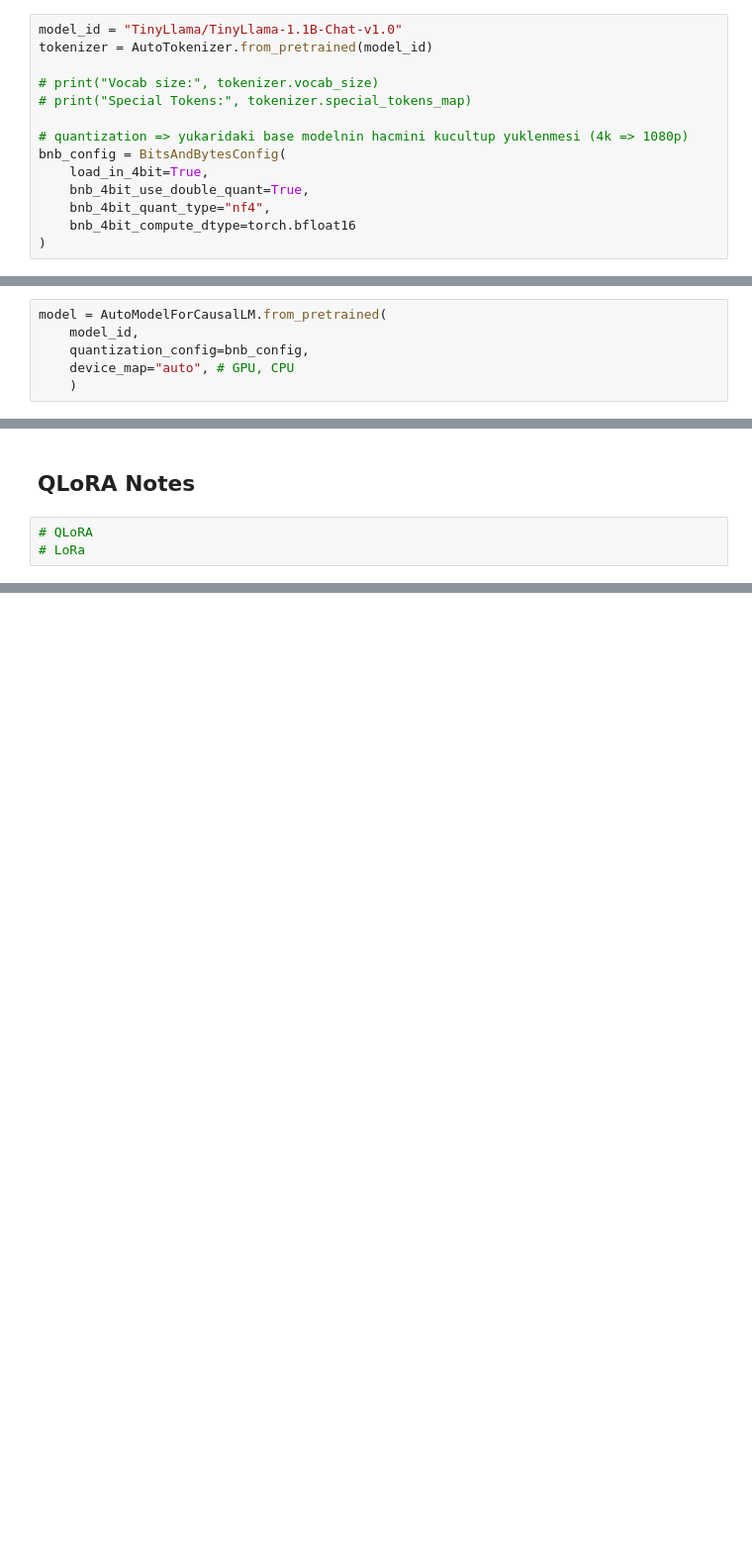
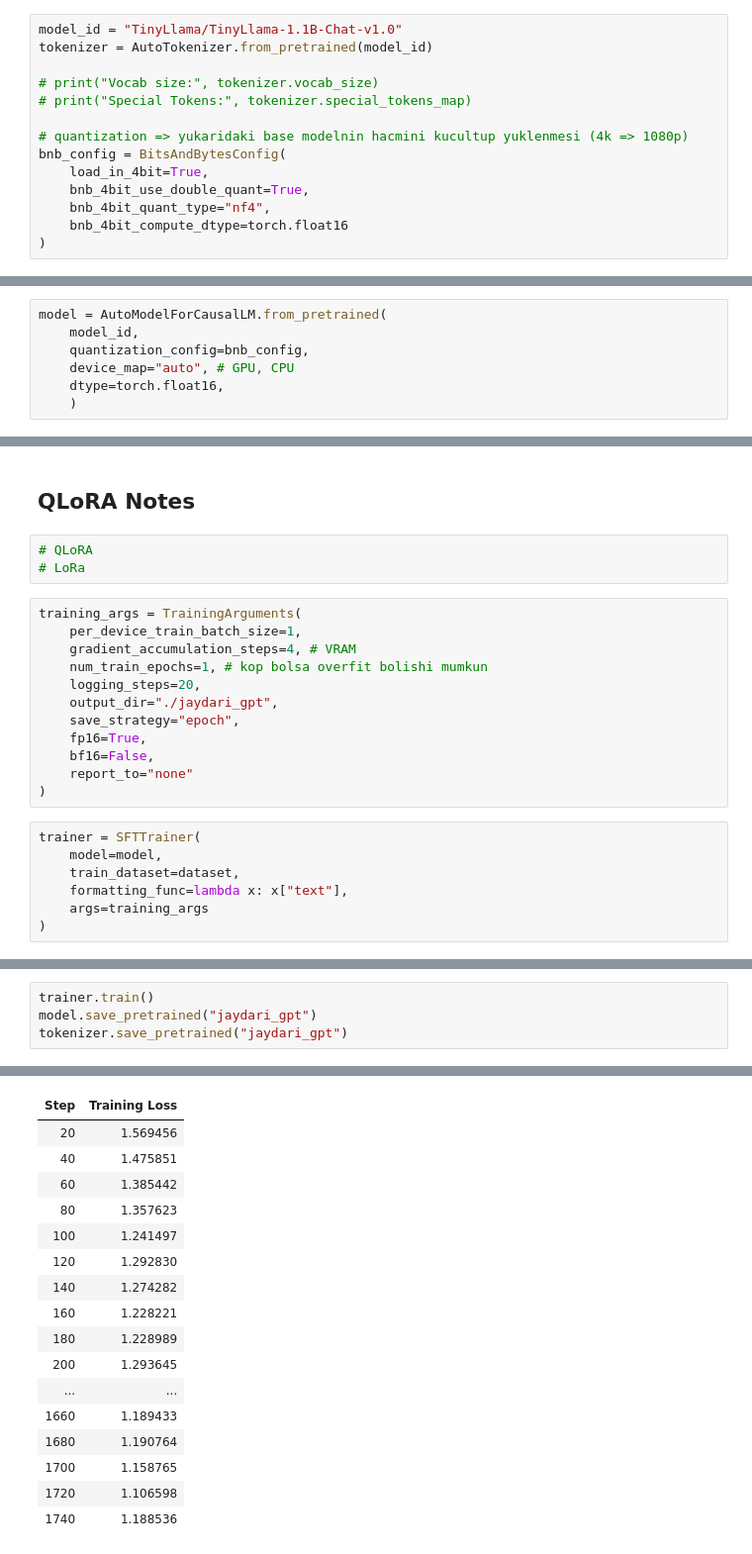
Before and after one commit to mryaryyev/jaydariGPT, a Jupyter notebook: jaydari_gpt.ipynb, the cells around one changed output, grey strips where cells are left out. Shown at 99% size. Saved outputs shown, nothing was run; the diff lists cells and outputs as text; blank space fills up the shorter version.

Commit message:
feat: using trl & training our jaydari_gpt model

```diff
--- a/jaydari_gpt.ipynb
+++ b/jaydari_gpt.ipynb
@@ -25,7 +26,7 @@ bnb_config = BitsAndBytesConfig(
     load_in_4bit=True,
     bnb_4bit_use_double_quant=True,
     bnb_4bit_quant_type="nf4",
-    bnb_4bit_compute_dtype=torch.bfloat16
+    bnb_4bit_compute_dtype=torch.float16
 )
 # %% [markdown]
 ## Load Base Model (4-bit)
@@ -34,6 +35,7 @@ model = AutoModelForCausalLM.from_pretrained(
     model_id,
     quantization_config=bnb_config,
     device_map="auto", # GPU, CPU
+    dtype=torch.float16,
     )
 # %% [markdown]
 ## Before Fine-tuning (Baseline Output)
@@ -195,3 +205,22 @@ trainable params: 1,126,400 || all params: 1,101,174,784 || trainable%: 0.1023
 # %%
 # QLoRA
 # LoRa
+# %%
+training_args = TrainingArguments(
+    per_device_train_batch_size=1,
+    gradient_accumulation_steps=4, # VRAM
+    num_train_epochs=1, # kop bolsa overfit bolishi mumkun
+    logging_steps=20,
+    output_dir="./jaydari_gpt",
+    save_strategy="epoch",
+    fp16=True,
+    bf16=False,
+    report_to="none"
+)
+# %%
+trainer = SFTTrainer(
+    model=model,
+    train_dataset=dataset,
+    formatting_func=lambda x: x["text"],
+    args=training_args
+)
@@ -197,0 +238,5 @@ trainable params: 1,126,400 || all params: 1,101,174,784 || trainable%: 0.1023
+# %%
+trainer.train()
+model.save_pretrained("jaydari_gpt")
+tokenizer.save_pretrained("jaydari_gpt")
+# %% [output]
@@ -197,0 +244,17 @@ trainable params: 1,126,400 || all params: 1,101,174,784 || trainable%: 0.1023
+| Step | Training Loss |
+| 20 | 1.569456 |
+| 40 | 1.475851 |
+| 60 | 1.385442 |
+| 80 | 1.357623 |
+| 100 | 1.241497 |
+| 120 | 1.292830 |
+| 140 | 1.274282 |
+| 160 | 1.228221 |
+| 180 | 1.228989 |
+| 200 | 1.293645 |
+| ... | ... |
+| 1660 | 1.189433 |
+| 1680 | 1.190764 |
+| 1700 | 1.158765 |
+| 1720 | 1.106598 |
+| 1740 | 1.188536 |
```
Also changed, not shown: parts of 14 cells of this notebook.
